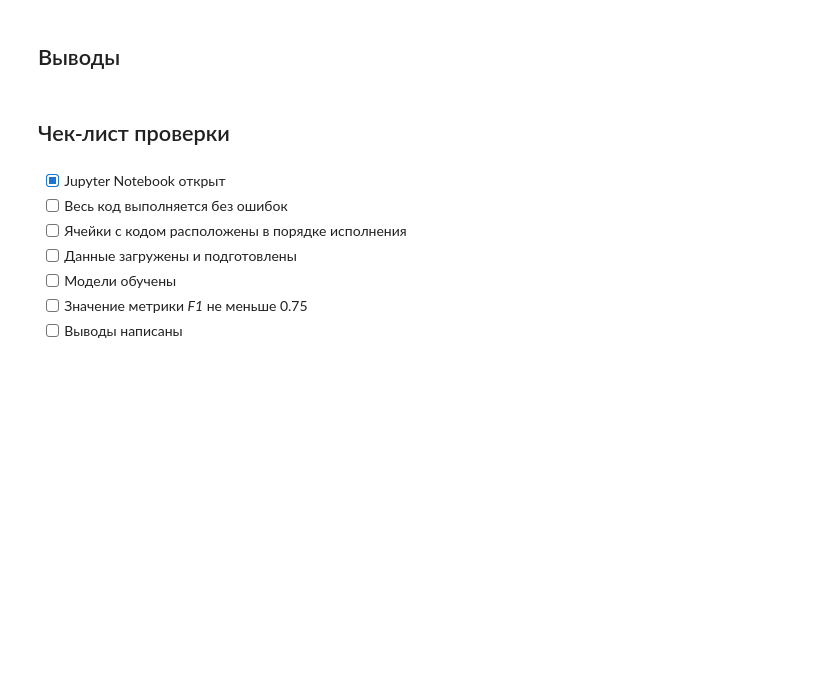
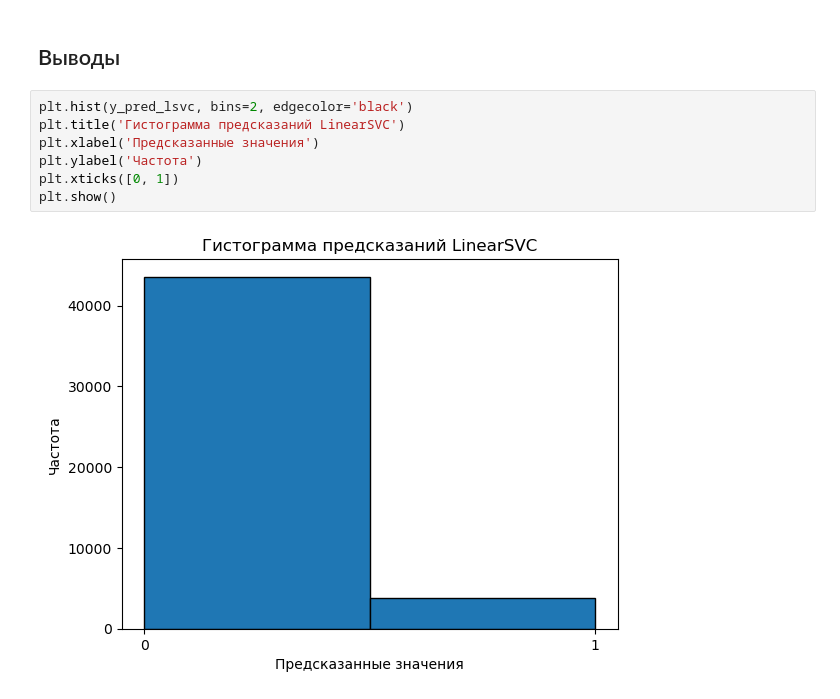
Before and after one commit to butuzovzeleboba/Project-for-Wikishop, a Jupyter notebook: Project for Wikishop.ipynb, the cells around one changed output. Cells and saved outputs as stored; diff of their text form; blank space fills up the shorter version.

```diff
--- a/Project for Wikishop.ipynb
+++ b/Project for Wikishop.ipynb
@@ -309,12 +330,11 @@ Wall time: 1.37 s
 # %% [markdown]
 ## Выводы
-# %% [markdown]
-## Чек-лист проверки
-# %% [markdown]
-- [x]  Jupyter Notebook открыт
-- [ ]  Весь код выполняется без ошибок
-- [ ]  Ячейки с кодом расположены в порядке исполнения
-- [ ]  Данные загружены и подготовлены
-- [ ]  Модели обучены
-- [ ]  Значение метрики *F1* не меньше 0.75
-- [ ]  Выводы написаны
+# %%
+plt.hist(y_pred_lsvc, bins=2, edgecolor='black')
+plt.title('Гистограмма предсказаний LinearSVC')
+plt.xlabel('Предсказанные значения')
+plt.ylabel('Частота')
+plt.xticks([0, 1])
+plt.show()
+# %% [output]
+[figure, added]
```
Also changed, not shown: parts of 28 cells of this notebook.
